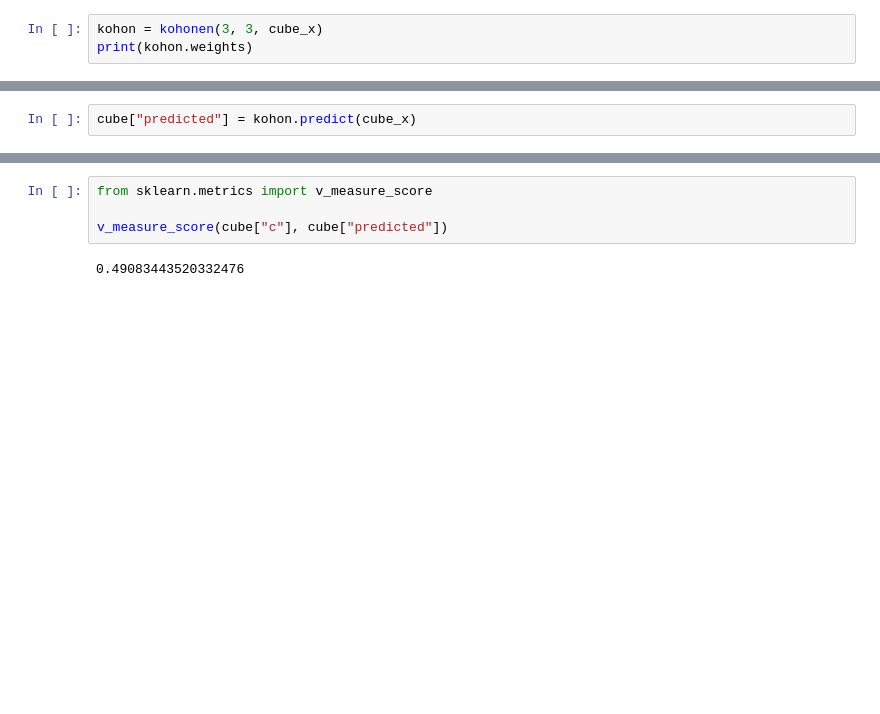
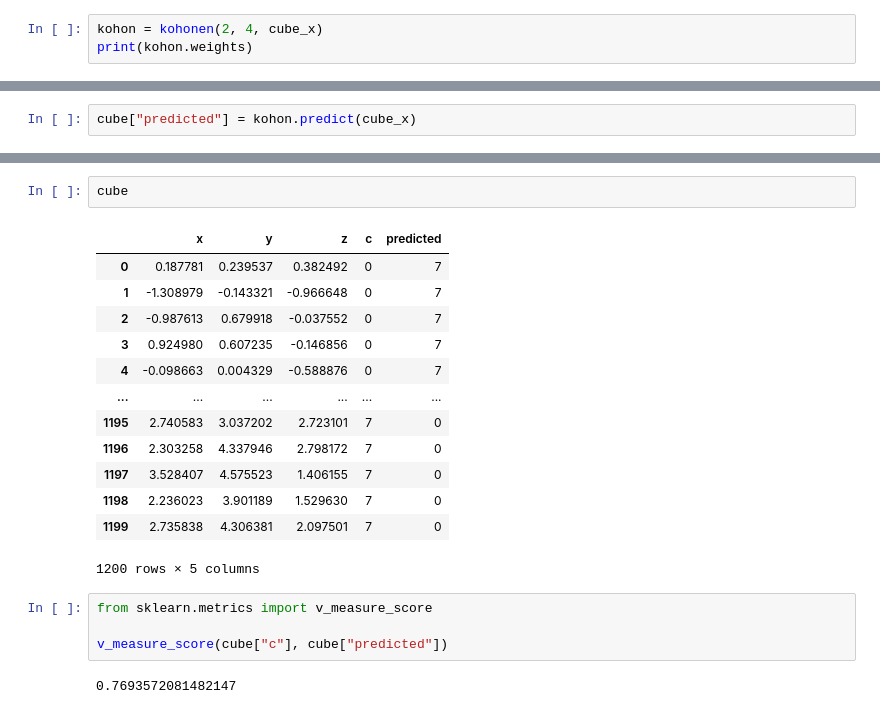
Before and after one commit to nizwant/methods_of_computational_intelligence, a Jupyter notebook: KohonenNetworks/KOH1.ipynb, the cells around one changed output, grey strips where cells are left out. Drawn from its saved outputs; the diff is of its cells as text; blank space fills up the shorter version.

```diff
--- a/KohonenNetworks/KOH1.ipynb
+++ b/KohonenNetworks/KOH1.ipynb
@@ -114,6 +114,6 @@ array([[ 0.18778137,  0.23953673,  0.38249179],
        [ 2.2360228 ,  3.90118929,  1.52962956],
        [ 2.73583781,  4.30638078,  2.09750075]])
 # %%
-kohon = kohonen(3, 3, cube_x)
+kohon = kohonen(2, 4, cube_x)
 print(kohon.weights)
 # %% [output]
@@ -151,6 +132,22 @@ cube["predicted"] = kohon.predict(cube_x)
+# %%
+cube
+# %% [output]
+|  | x | y | z | c | predicted |
+| 0 | 0.187781 | 0.239537 | 0.382492 | 0 | 7 |
+| 1 | -1.308979 | -0.143321 | -0.966648 | 0 | 7 |
+| 2 | -0.987613 | 0.679918 | -0.037552 | 0 | 7 |
+| 3 | 0.924980 | 0.607235 | -0.146856 | 0 | 7 |
+| 4 | -0.098663 | 0.004329 | -0.588876 | 0 | 7 |
+| ... | ... | ... | ... | ... | ... |
+| 1195 | 2.740583 | 3.037202 | 2.723101 | 7 | 0 |
+| 1196 | 2.303258 | 4.337946 | 2.798172 | 7 | 0 |
+| 1197 | 3.528407 | 4.575523 | 1.406155 | 7 | 0 |
+| 1198 | 2.236023 | 3.901189 | 1.529630 | 7 | 0 |
+| 1199 | 2.735838 | 4.306381 | 2.097501 | 7 | 0 |
+1200 rows × 5 columns
 # %%
 from sklearn.metrics import v_measure_score
 
 v_measure_score(cube["c"], cube["predicted"])
 # %% [output]
-0.49083443520332476
+0.7693572081482147
```
Also changed, not shown: parts of 2 cells of this notebook.
